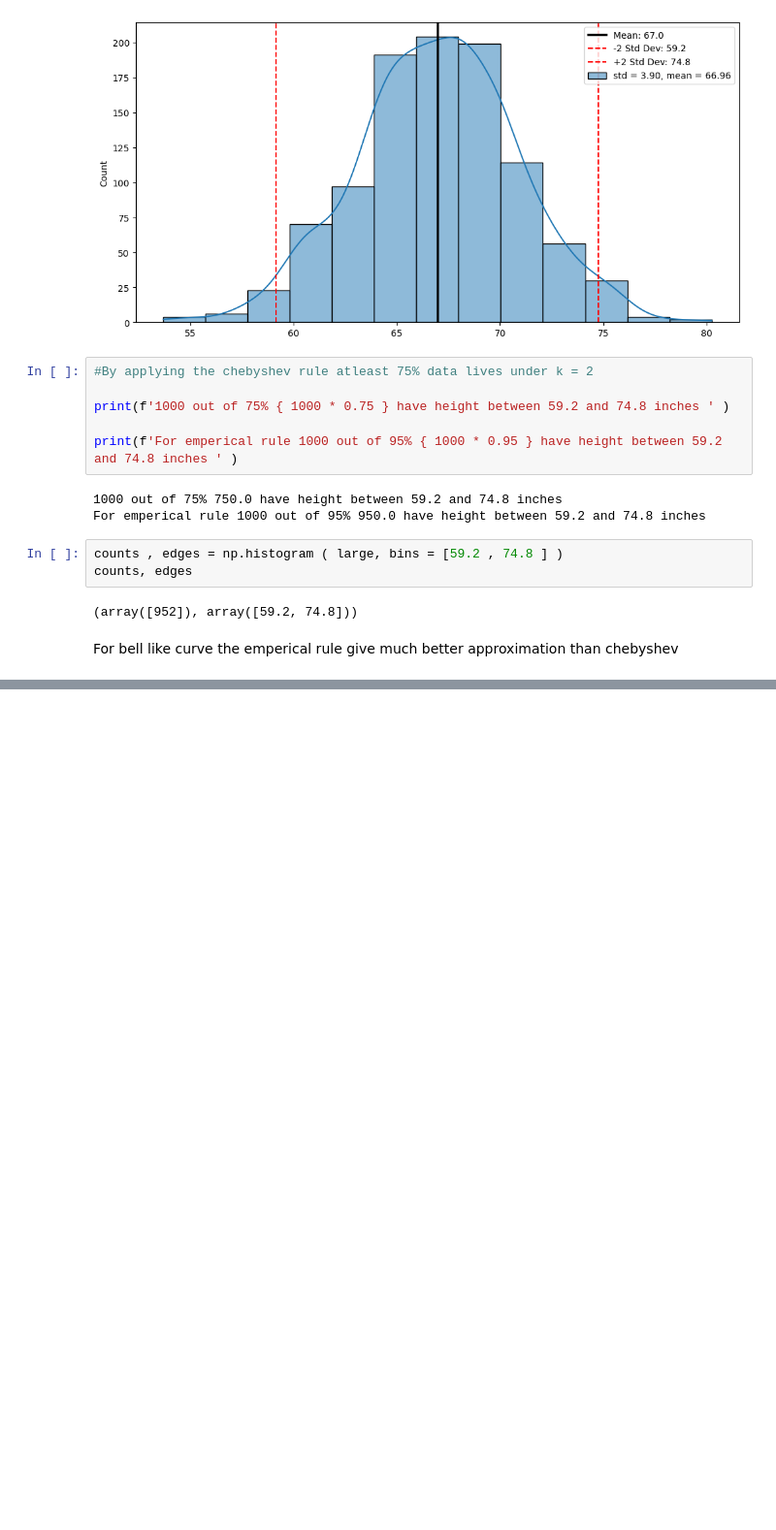
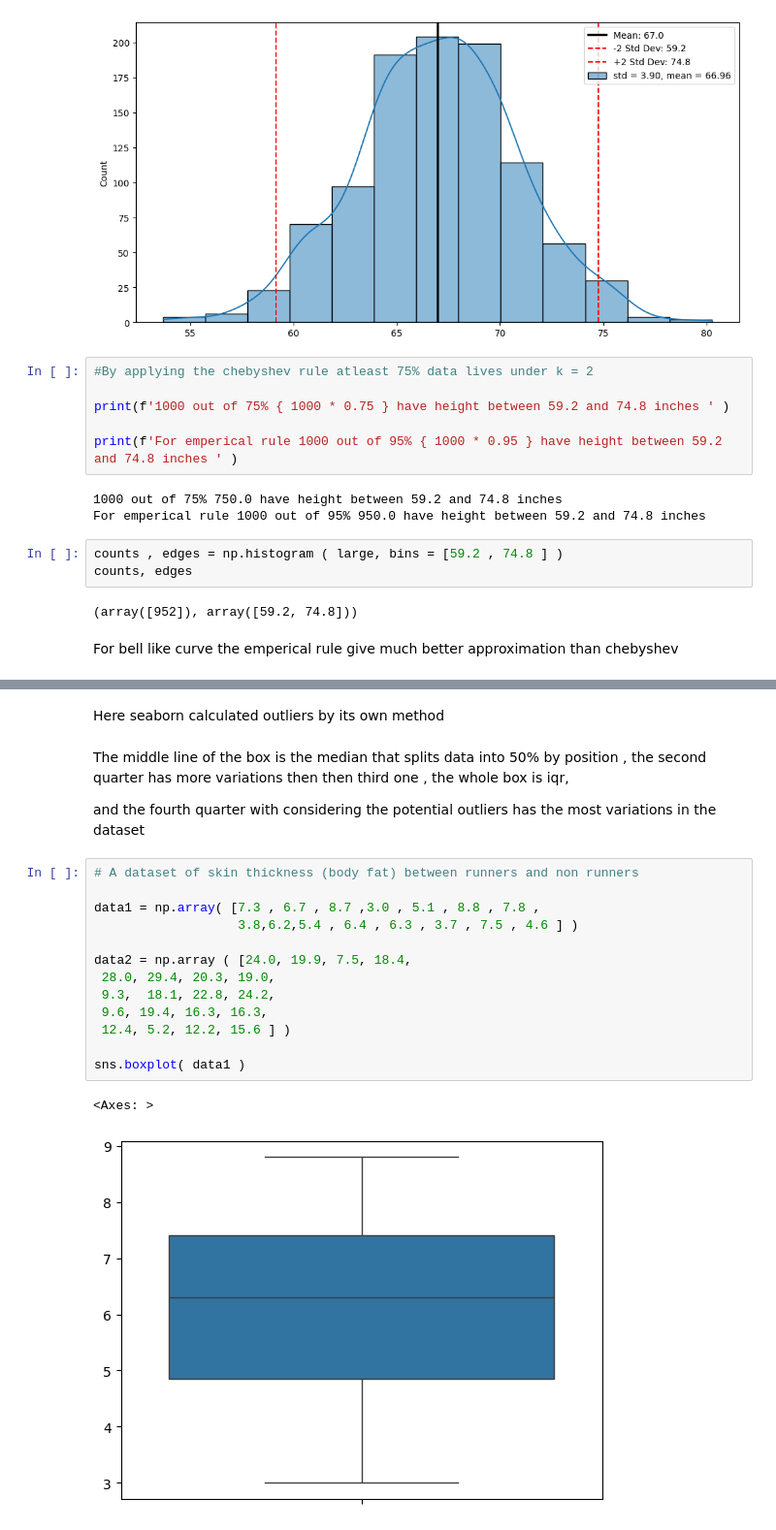
Before and after one commit to qamarr6092/math-with-python, a Jupyter notebook: Statistics/statistics.ipynb, the cells around one changed output, grey strips where cells are left out. Shown at 97% size. Cells and saved outputs as stored; diff of their text form; blank space fills up the shorter version.

```diff
--- a/Statistics/statistics.ipynb
+++ b/Statistics/statistics.ipynb
@@ -1432,0 +1737,22 @@ For bell like curve the emperical rule give much better approximation than cheby
+# %% [markdown]
+Here seaborn calculated outliers by its own method
+# %% [markdown]
+The middle line of the box is the median that splits data into 50% by position , the second quarter has more variations then then third one , the whole box is iqr,
+
+and the fourth quarter with considering the potential outliers has the most variations in the dataset
+# %%
+# A dataset of skin thickness (body fat) between runners and non runners
+
+data1 = np.array( [7.3 , 6.7 , 8.7 ,3.0 , 5.1 , 8.8 , 7.8 ,
+                   3.8,6.2,5.4 , 6.4 , 6.3 , 3.7 , 7.5 , 4.6 ] )
+
+data2 = np.array ( [24.0, 19.9, 7.5, 18.4,
+ 28.0, 29.4, 20.3, 19.0,
+ 9.3,  18.1, 22.8, 24.2,
+ 9.6, 19.4, 16.3, 16.3,
+ 12.4, 5.2, 12.2, 15.6 ] )
+
+sns.boxplot( data1 )
+# %% [output]
+<Axes: >
+[figure, added]
```
Also changed, not shown: parts of 71 cells of this notebook.
